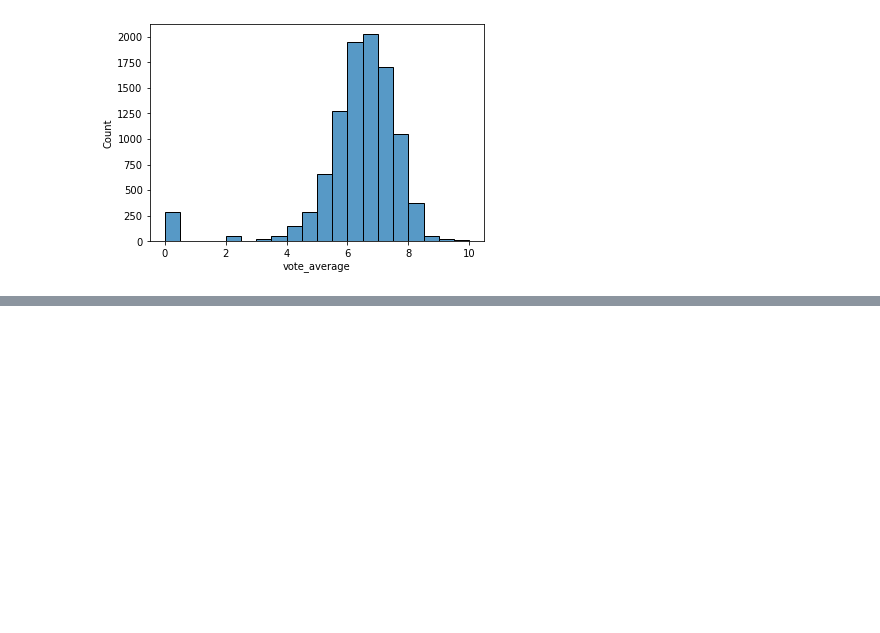
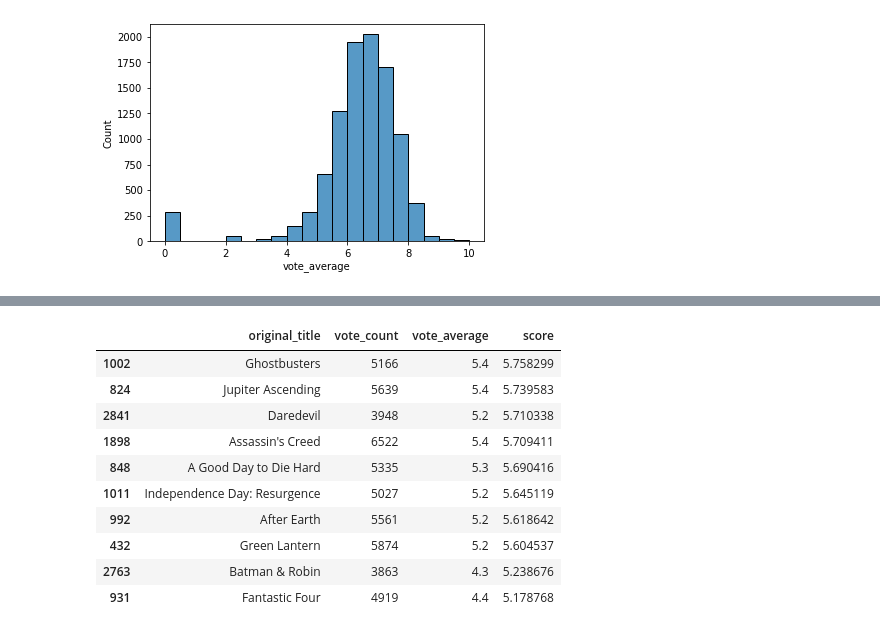
Before and after one commit to dreakian/Practice_Project_Movies, a Jupyter notebook: movies_da.ipynb, the cells around one changed output, grey strips where cells are left out. Cells and saved outputs as stored; diff of their text form; code cells hidden in the pictures; blank space fills up the shorter version.

```diff
--- a/movies_da.ipynb
+++ b/movies_da.ipynb
@@ -287,0 +332,14 @@ sns.histplot(data=mov_df, x="vote_average", bins=20)
+# %%
+mov_scored[["original_title", "vote_count", "vote_average", "score"]].tail(10)
+# %% [output]
+|  | original_title | vote_count | vote_average | score |
+| 1002 | Ghostbusters | 5166 | 5.4 | 5.758299 |
+| 824 | Jupiter Ascending | 5639 | 5.4 | 5.739583 |
+| 2841 | Daredevil | 3948 | 5.2 | 5.710338 |
+| 1898 | Assassin's Creed | 6522 | 5.4 | 5.709411 |
+| 848 | A Good Day to Die Hard | 5335 | 5.3 | 5.690416 |
+| 1011 | Independence Day: Resurgence | 5027 | 5.2 | 5.645119 |
+| 992 | After Earth | 5561 | 5.2 | 5.618642 |
+| 432 | Green Lantern | 5874 | 5.2 | 5.604537 |
+| 2763 | Batman & Robin | 3863 | 4.3 | 5.238676 |
+| 931 | Fantastic Four | 4919 | 4.4 | 5.178768 |
```
Also changed, not shown: parts of 11 cells of this notebook.
